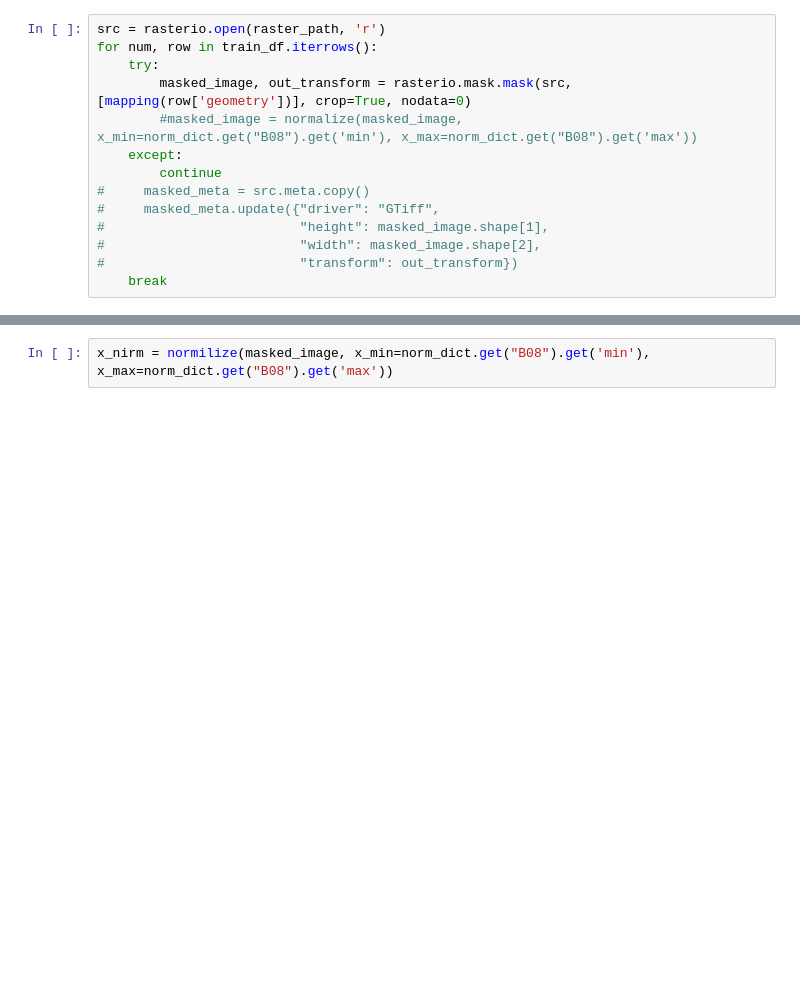
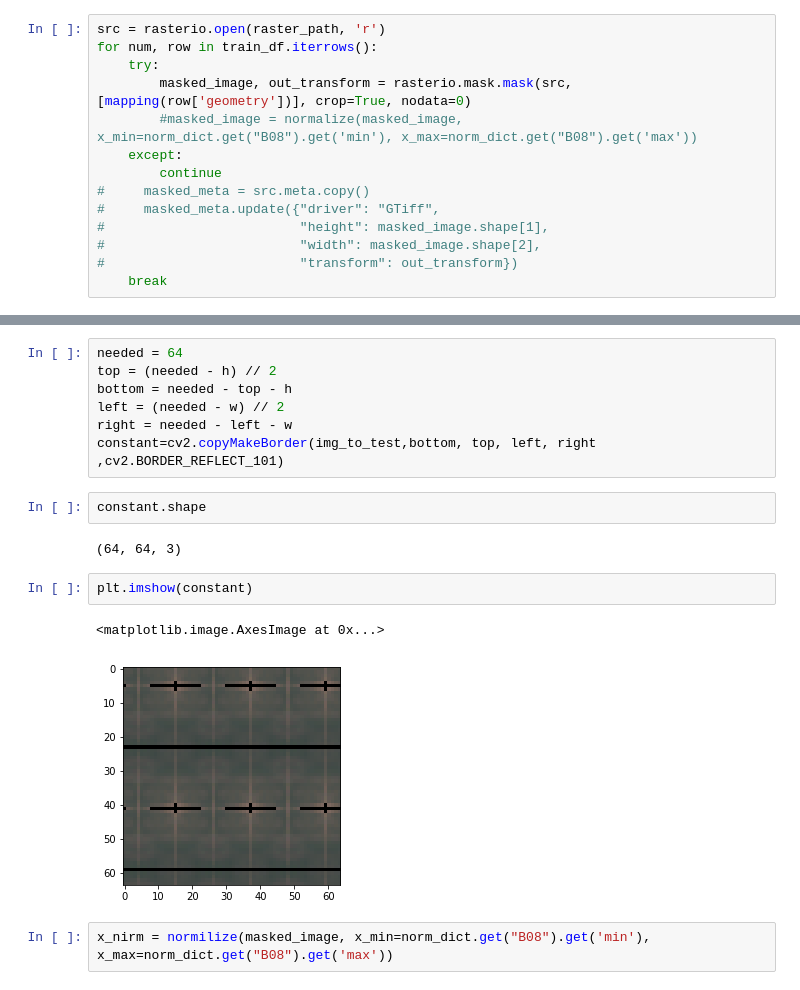
Before and after one commit to Justdjent/crop_field_classification, a Jupyter notebook: notebook/prepare_data.ipynb, the cells around one changed output, grey strips where cells are left out. Cells and saved outputs as stored; diff of their text form; blank space fills up the shorter version.

```diff
--- a/notebook/prepare_data.ipynb
+++ b/notebook/prepare_data.ipynb
@@ -74,3 +148,19 @@ for num, row in train_df.iterrows():
+# %%
+needed = 64
+top = (needed - h) // 2
+bottom = needed - top - h
+left = (needed - w) // 2
+right = needed - left - w
+constant=cv2.copyMakeBorder(img_to_test,bottom, top, left, right ,cv2.BORDER_REFLECT_101)
+# %%
+constant.shape
+# %% [output]
+(64, 64, 3)
+# %%
+plt.imshow(constant)
+# %% [output]
+<matplotlib.image.AxesImage at 0x...>
+[figure, added]
 # %%
 x_nirm = normilize(masked_image, x_min=norm_dict.get("B08").get('min'), x_max=norm_dict.get("B08").get('max'))
 # %%
```
Also changed, not shown: parts of 19 cells of this notebook, 2 other files.
